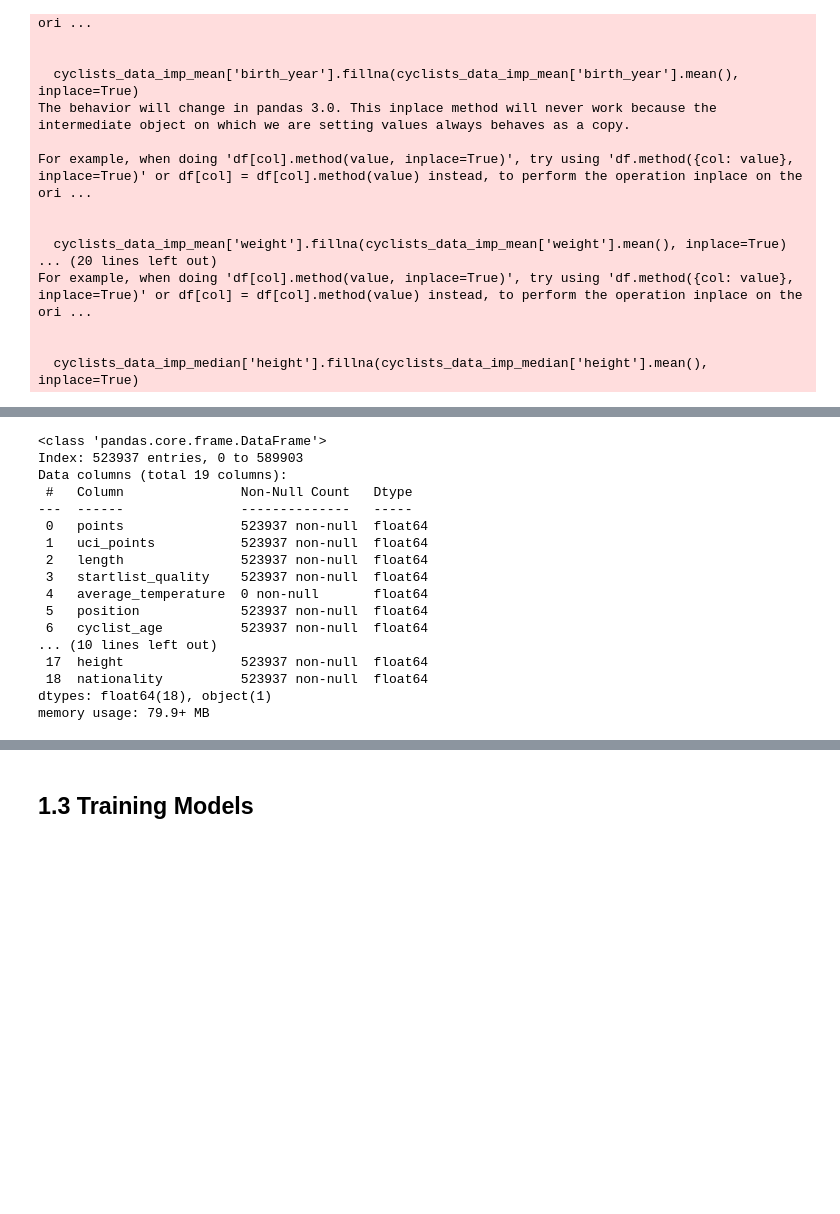
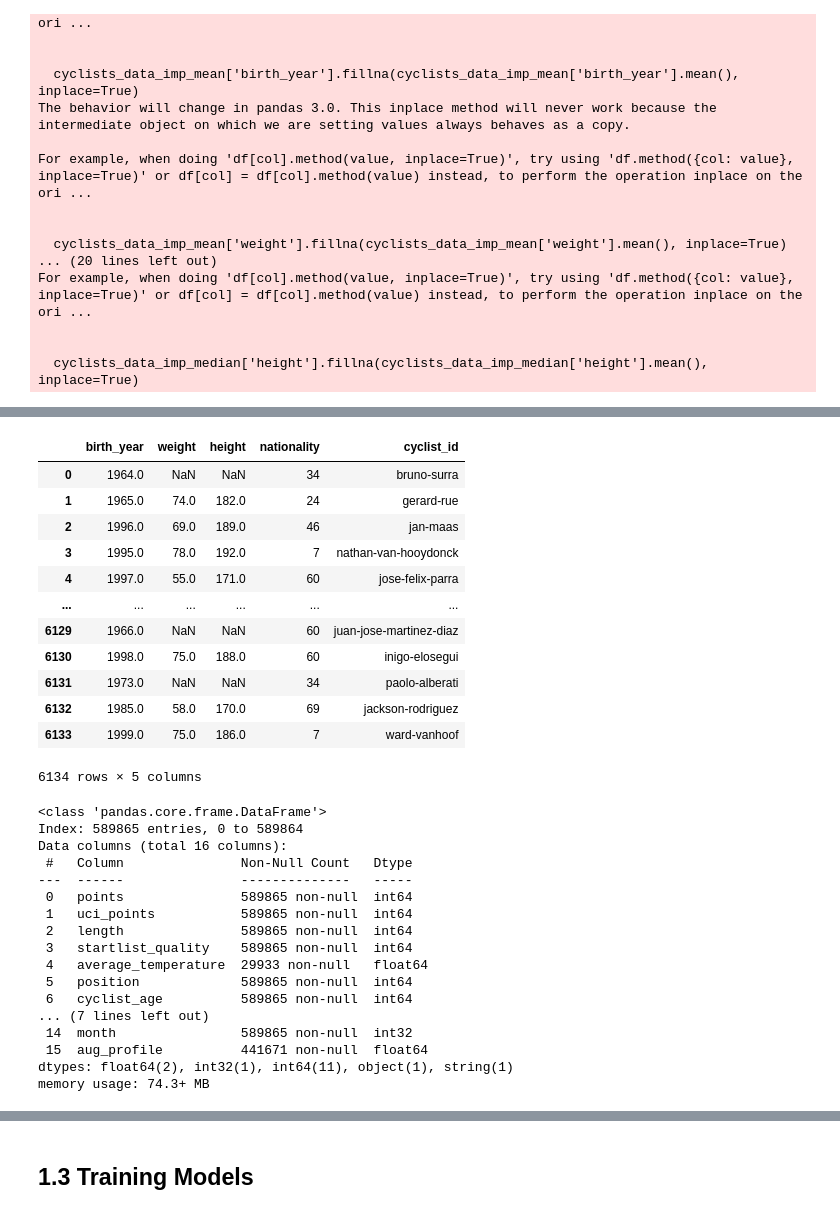
Before and after one commit to mariaviv27/Machine-Learning-Avanzado, a Jupyter notebook: machinelearning.ipynb, the cells around one changed output, grey strips where cells are left out. Cells and saved outputs as stored; diff of their text form; code cells hidden in the pictures; blank space fills up the shorter version.

```diff
--- a/machinelearning.ipynb
+++ b/machinelearning.ipynb
@@ -380,20 +301,36 @@ train_percentage = train.shape[0] / merged_df.shape[0] * 100
+# %%
+cyclists_data
+# %% [output]
+|  | birth_year | weight | height | nationality | cyclist_id |
+| 0 | 1964.0 | NaN | NaN | 34 | bruno-surra |
+| 1 | 1965.0 | 74.0 | 182.0 | 24 | gerard-rue |
+| 2 | 1996.0 | 69.0 | 189.0 | 46 | jan-maas |
+| 3 | 1995.0 | 78.0 | 192.0 | 7 | nathan-van-hooydonck |
+| 4 | 1997.0 | 55.0 | 171.0 | 60 | jose-felix-parra |
+| ... | ... | ... | ... | ... | ... |
+| 6129 | 1966.0 | NaN | NaN | 60 | juan-jose-martinez-diaz |
+| 6130 | 1998.0 | 75.0 | 188.0 | 60 | inigo-elosegui |
+| 6131 | 1973.0 | NaN | NaN | 34 | paolo-alberati |
+| 6132 | 1985.0 | 58.0 | 170.0 | 69 | jackson-rodriguez |
+| 6133 | 1999.0 | 75.0 | 186.0 | 7 | ward-vanhoof |
+6134 rows × 5 columns
 # %%
-train.info()
+races_data.info()
 # %% [output]
 <class 'pandas.core.frame.DataFrame'>
-Index: 523937 entries, 0 to 589903
-Data columns (total 19 columns):
+Index: 589865 entries, 0 to 589864
+Data columns (total 16 columns):
  #   Column               Non-Null Count   Dtype
 ---  ------               --------------   -----
- 0   points               523937 non-null  float64
- 1   uci_points           523937 non-null  float64
- 2   length               523937 non-null  float64
- 3   startlist_quality    523937 non-null  float64
- 4   average_temperature  0 non-null       float64
- 5   position             523937 non-null  float64
- 6   cyclist_age          523937 non-null  float64
-... (10 lines left out)
- 17  height               523937 non-null  float64
- 18  nationality          523937 non-null  float64
-dtypes: float64(18), object(1)
-memory usage: 79.9+ MB
+ 0   points               589865 non-null  int64
+ 1   uci_points           589865 non-null  int64
+ 2   length               589865 non-null  int64
+ 3   startlist_quality    589865 non-null  int64
+ 4   average_temperature  29933 non-null   float64
+ 5   position             589865 non-null  int64
+ 6   cyclist_age          589865 non-null  int64
+... (7 lines left out)
+ 14  month                589865 non-null  int32
+ 15  aug_profile          441671 non-null  float64
+dtypes: float64(2), int32(1), int64(11), object(1), string(1)
+memory usage: 74.3+ MB
```
Also changed, not shown: parts of 27 cells of this notebook.
